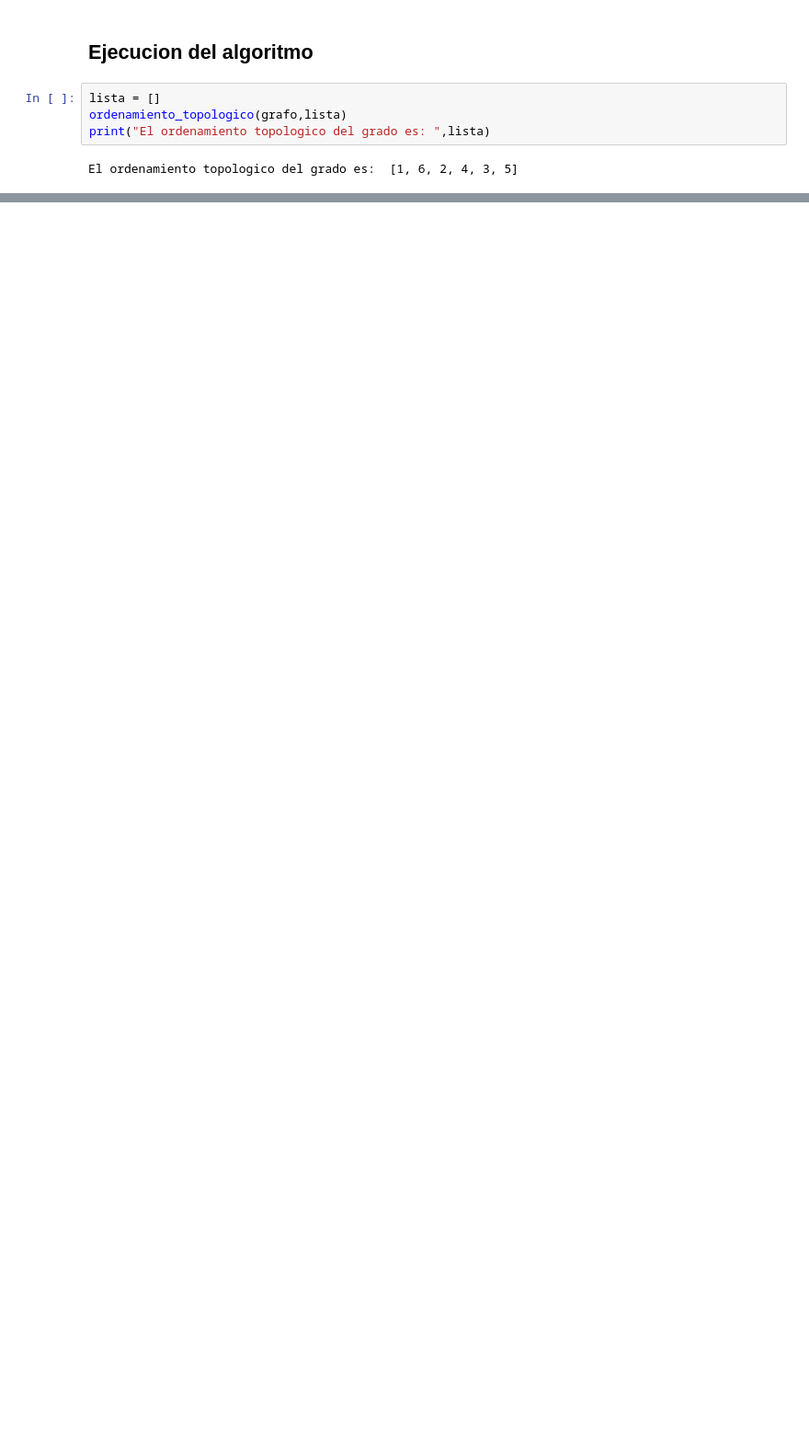
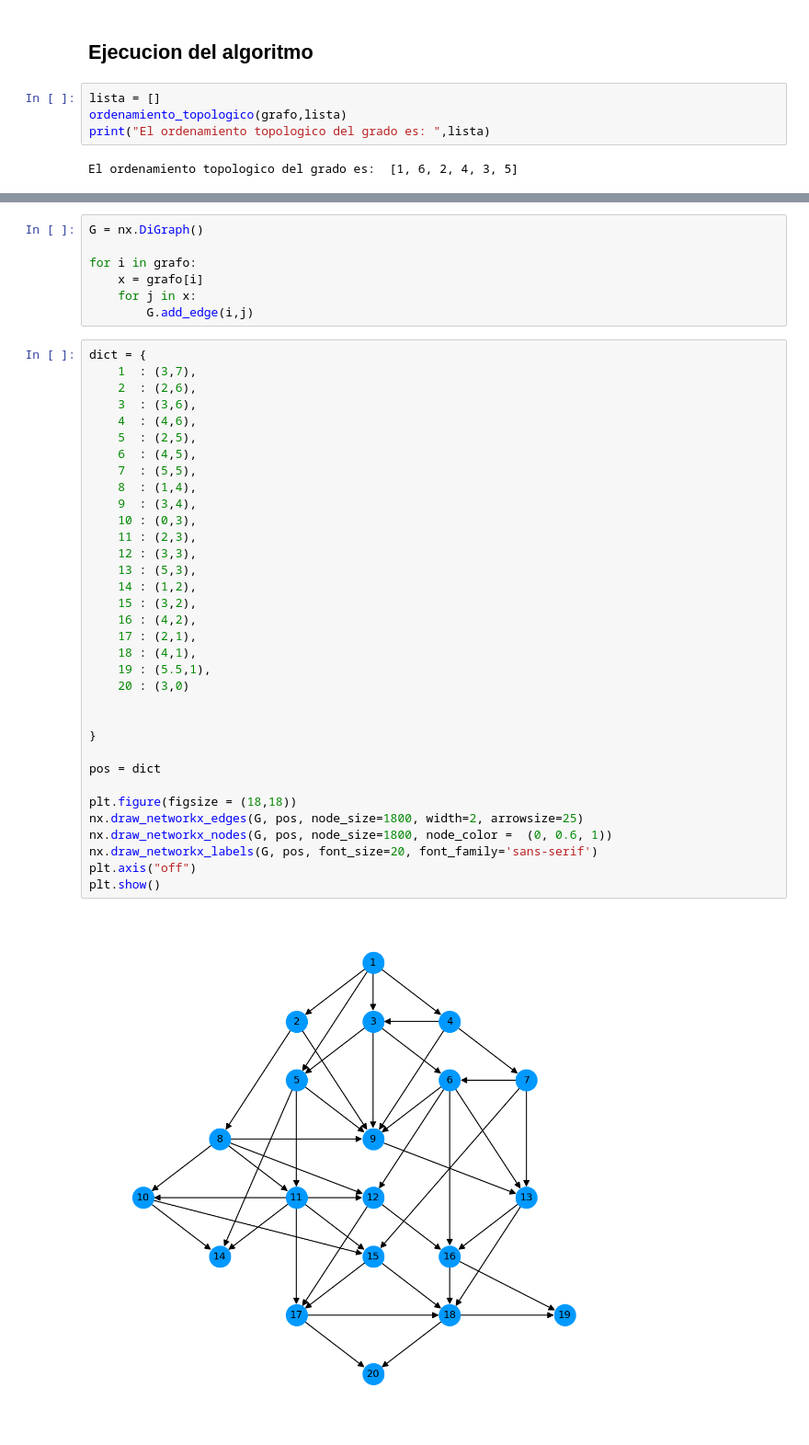
Before and after one commit to bemc22/ordenamiento-topologico, a Jupyter notebook: Notebook1.ipynb, the cells around one changed output, grey strips where cells are left out. Shown: that part at 92% size. Cells and saved outputs as stored; diff of their text form; blank space fills up the shorter version.

```diff
--- a/Notebook1.ipynb
+++ b/Notebook1.ipynb
@@ -90,0 +173,43 @@ El ordenamiento topologico del grado es:  [1, 6, 2, 4, 3, 5]
+# %%
+G = nx.DiGraph()
+
+for i in grafo:
+    x = grafo[i]
+    for j in x:
+        G.add_edge(i,j)
+# %%
+dict = {
+    1  : (3,7),
+    2  : (2,6),
+    3  : (3,6),
+    4  : (4,6),
+    5  : (2,5),
+    6  : (4,5),
+    7  : (5,5),
+    8  : (1,4),
+    9  : (3,4),
+    10 : (0,3),
+    11 : (2,3),
+    12 : (3,3),
+    13 : (5,3),
+    14 : (1,2),
+    15 : (3,2),
+    16 : (4,2),
+    17 : (2,1),
+    18 : (4,1),
+    19 : (5.5,1),
+    20 : (3,0)
+
+
+}
+
+pos = dict
+
+plt.figure(figsize = (18,18))
+nx.draw_networkx_edges(G, pos, node_size=1800, width=2, arrowsize=25)
+nx.draw_networkx_nodes(G, pos, node_size=1800, node_color =  (0, 0.6, 1))
+nx.draw_networkx_labels(G, pos, font_size=20, font_family='sans-serif')
+plt.axis("off")
+plt.show()
+# %% [output]
+[figure, added]
```
Also changed, not shown: parts of 9 cells of this notebook.
